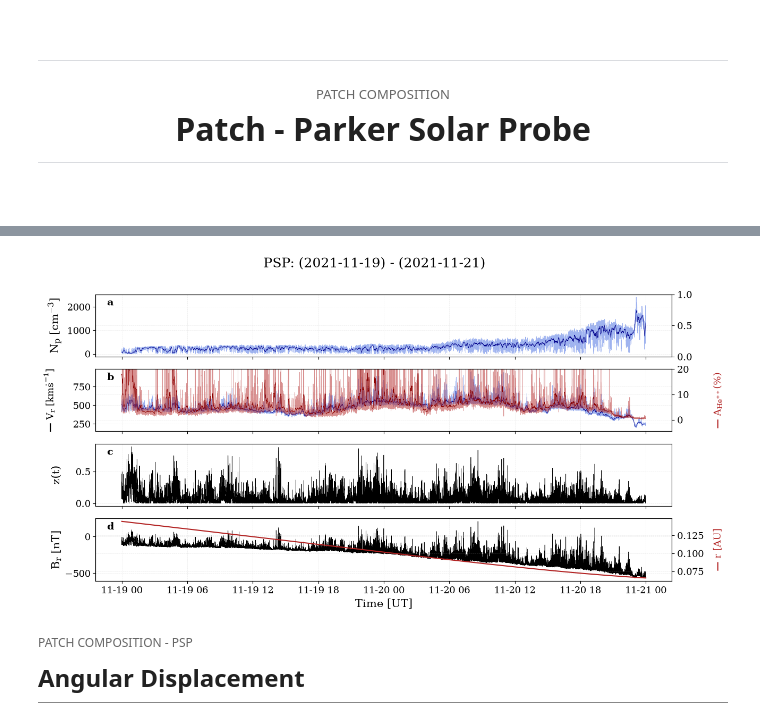
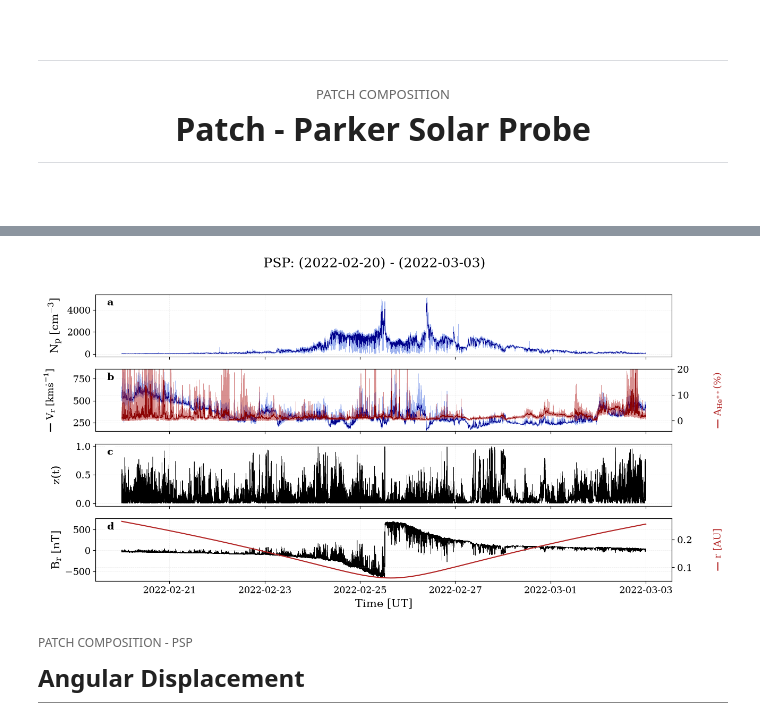
Before and after one commit to TristanVrg/patch-composition, a Jupyter notebook: Analysis/patch-psp.ipynb, the cells around one changed output, grey strips where cells are left out. Saved outputs shown, nothing was run; the diff lists cells and outputs as text; code cells hidden in the pictures.

```diff
--- a/Analysis/patch-psp.ipynb
+++ b/Analysis/patch-psp.ipynb
@@ -47,8 +50,8 @@ rcParams['grid.linestyle'] = '--'
 rcParams['grid.linewidth'] = 0.5
 # %%
 """ Time Config """
-start_PSP = datetime(2021, 11, 19)
-stop_PSP  = datetime(2021, 11, 21)
+start_PSP = datetime(2022, 2, 20)
+stop_PSP  = datetime(2022, 3, 3)
 # %%
 """ Get Data """
 data_psp = load_data(start_PSP, stop_PSP, "psp")
@@ -90,7 +93,7 @@ plt.rcParams["mathtext.default"] = "regular"
 
 time_index = data_psp.index
 
-ax1b = ax1.twinx()
+# ax1b = ax1.twinx()
 ax1.plot(time_index, data_psp['Np'], color='royalblue', linewidth='0.5', alpha=0.5)
 ax1.plot(time_index, Np_avrg, color='darkblue', linewidth='0.5')
 ax1.set_ylabel('$N_p$ $[cm^{-3}]$')
@@ -146,34 +149,34 @@ ax4.set_xlabel('Time [UT]')
 
 fig.align_ylabels((ax1, ax2, ax3, ax4))
 
 # --- Panel labels
 panel_labels = {
     ax1: "a",
     ax2: "b",
     ax3: "c",
     ax4: "d"
 }
 
 for ax, lab in panel_labels.items():
     ax.text(
         0.02, 0.95, lab,
         transform=ax.transAxes,
         ha="left", va="top",
         fontsize=14, fontweight="bold",
         bbox=dict(facecolor="white", edgecolor="none", alpha=1.0, pad=2),
         zorder=10,
     )
 
 # Save
 fig.savefig(
     Path("..") / "Results" / "Figures" /
     f"interval_{start_PSP.strftime('%Y-%m-%d')}_"
     f"{stop_PSP.strftime('%Y-%m-%d')}.png",
     dpi=300,
     bbox_inches="tight"
 )
 # %% [output]
-[figure, old version]
+[figure, new version]
 # %% [markdown]
 <div style="
     font-family: 'Times New Roman', serif;
```
Also changed, not shown: parts of 18 cells of this notebook, 2 other files.
